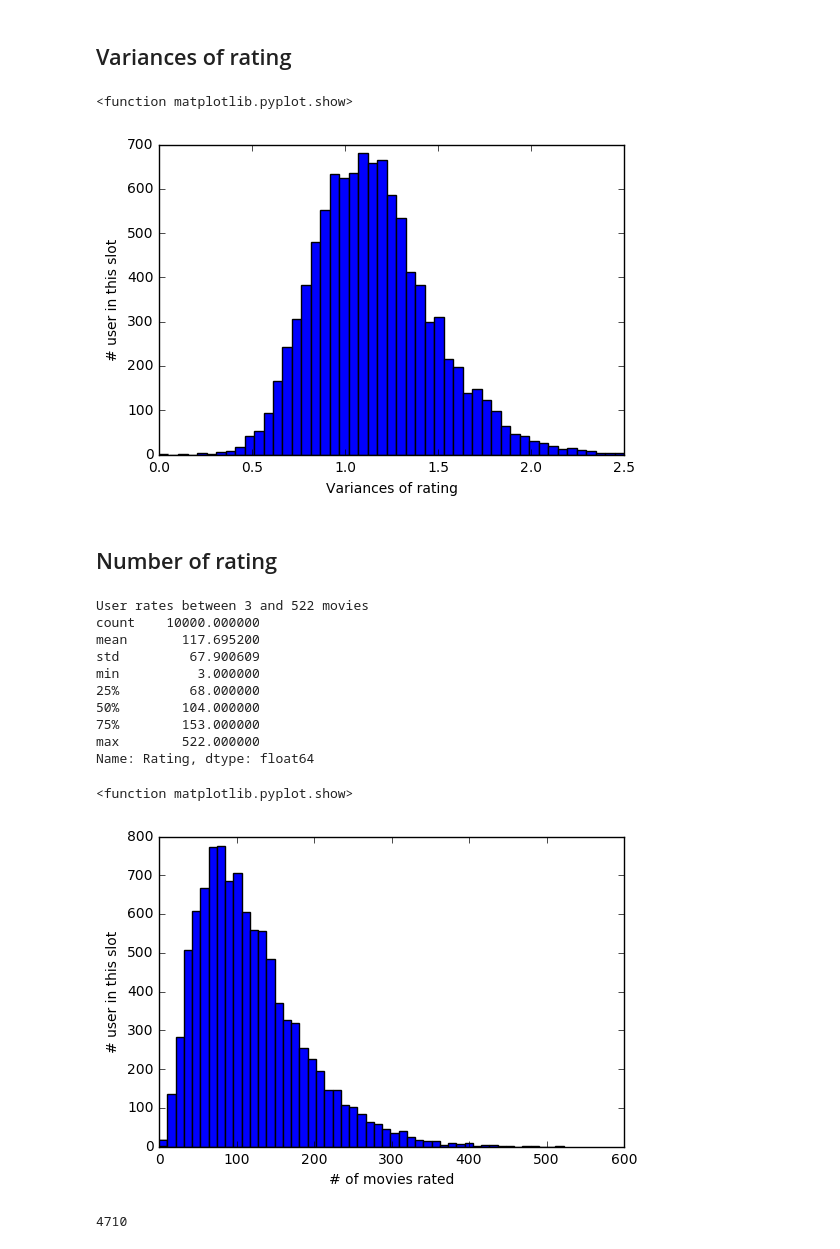
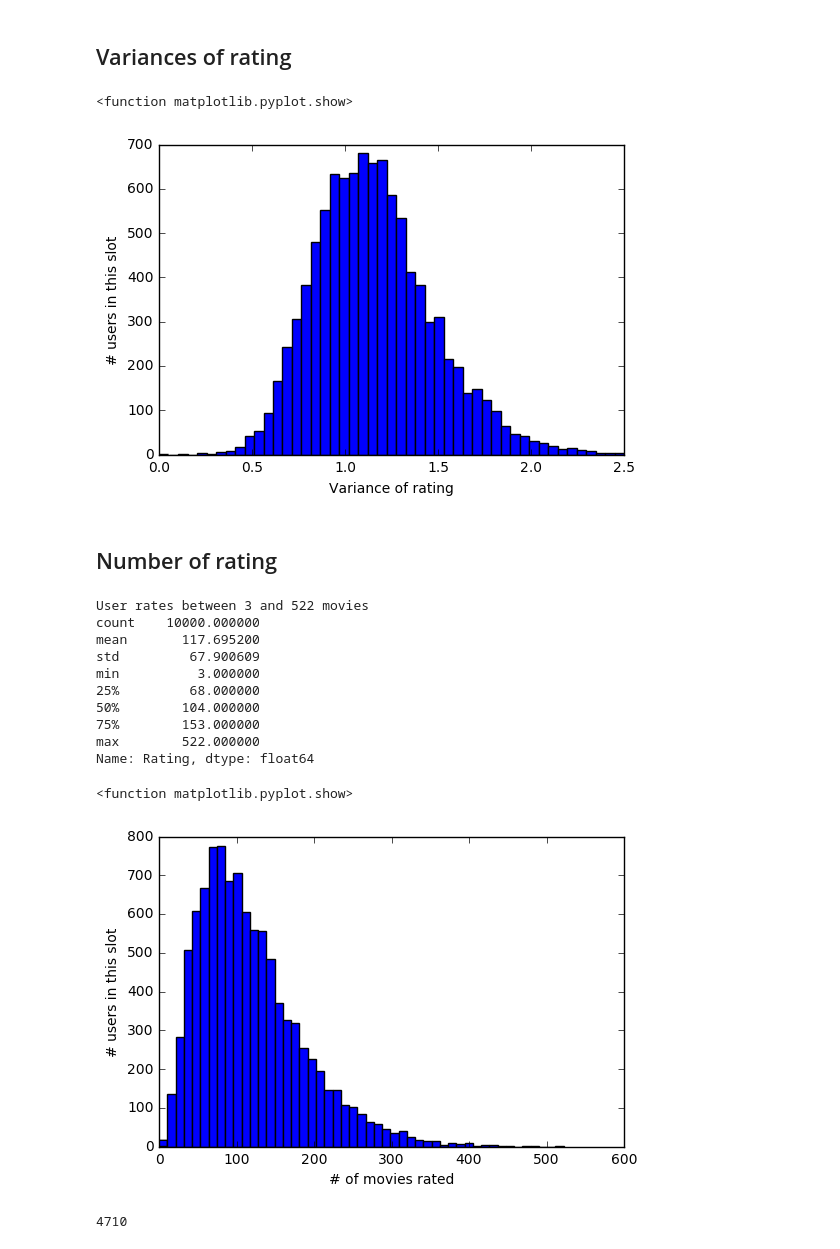
Before and after one commit to glederrey/PCML_Netflix_and_Chill, a Jupyter notebook: data_exploration/Search_for_spammers.ipynb, the cells around one changed output. Cells and saved outputs as stored; diff of their text form; code cells hidden in the pictures.

```diff
--- a/data_exploration/Search_for_spammers.ipynb
+++ b/data_exploration/Search_for_spammers.ipynb
@@ -53,12 +53,12 @@ for i in range(1, df['UserID'].max()+1):
     variances.append(var)
 # %%
 plt.hist(variances, bins=np.linspace(0, 2.5, 50))
-plt.xlabel('Variances of rating')
-plt.ylabel('# user in this slot')
+plt.xlabel('Variance of rating')
+plt.ylabel('# users in this slot')
 plt.show
 # %% [output]
 <function matplotlib.pyplot.show>
-[figure, old version]
+[figure, new version]
 # %% [markdown]
 ## Number of rating
 # %%
@@ -70,7 +70,7 @@ print(ratings.describe())
 
 plt.hist(ratings,  bins=np.linspace(0, ratings.max(), 50))
 plt.xlabel('# of movies rated')
-plt.ylabel('# user in this slot')
+plt.ylabel('# users in this slot')
 plt.show
 # %% [output]
 User rates between 3 and 522 movies
@@ -84,7 +84,7 @@ min          3.000000
 max        522.000000
 Name: Rating, dtype: float64
 <function matplotlib.pyplot.show>
-[figure, old version]
+[figure, new version]
 # %%
 ratings.loc[ratings < 100].count()
 # %% [output]
```
Also changed, not shown: parts of 1 cell of this notebook, 5 other files.
